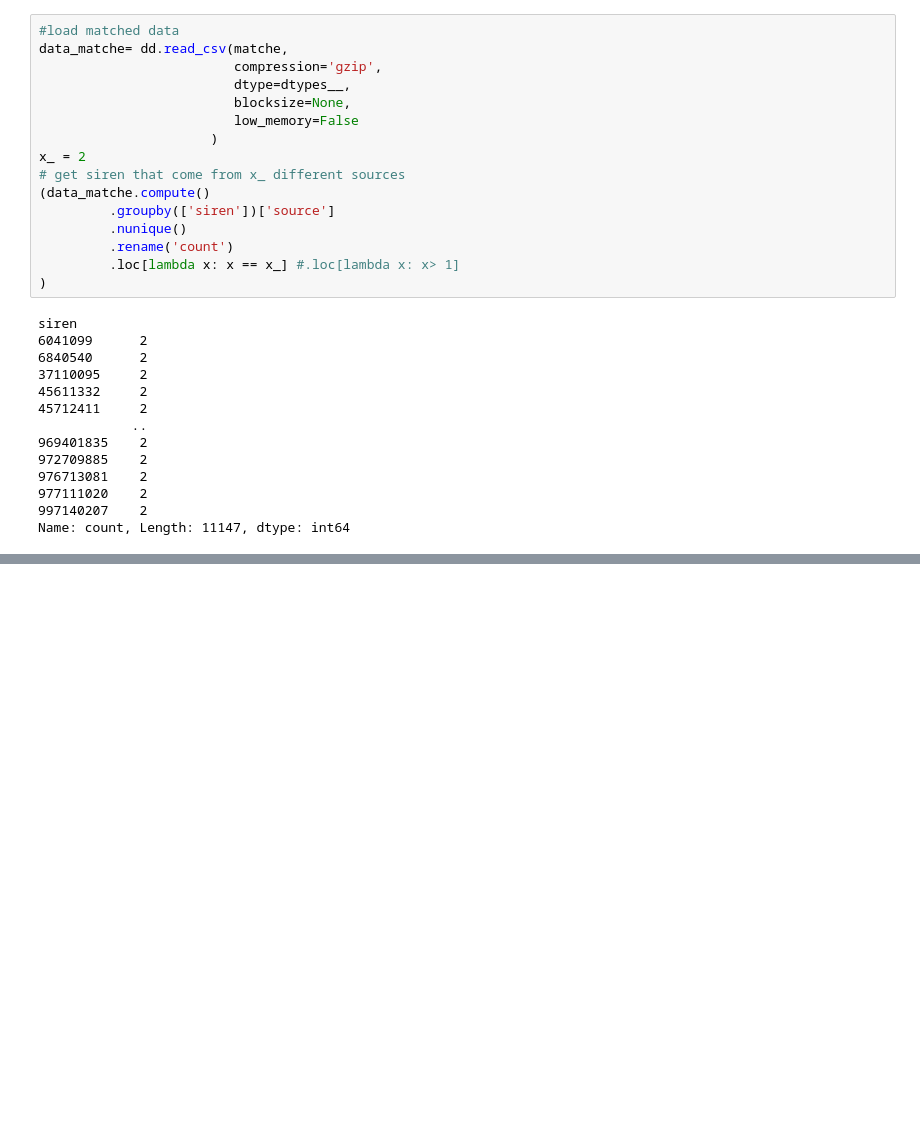
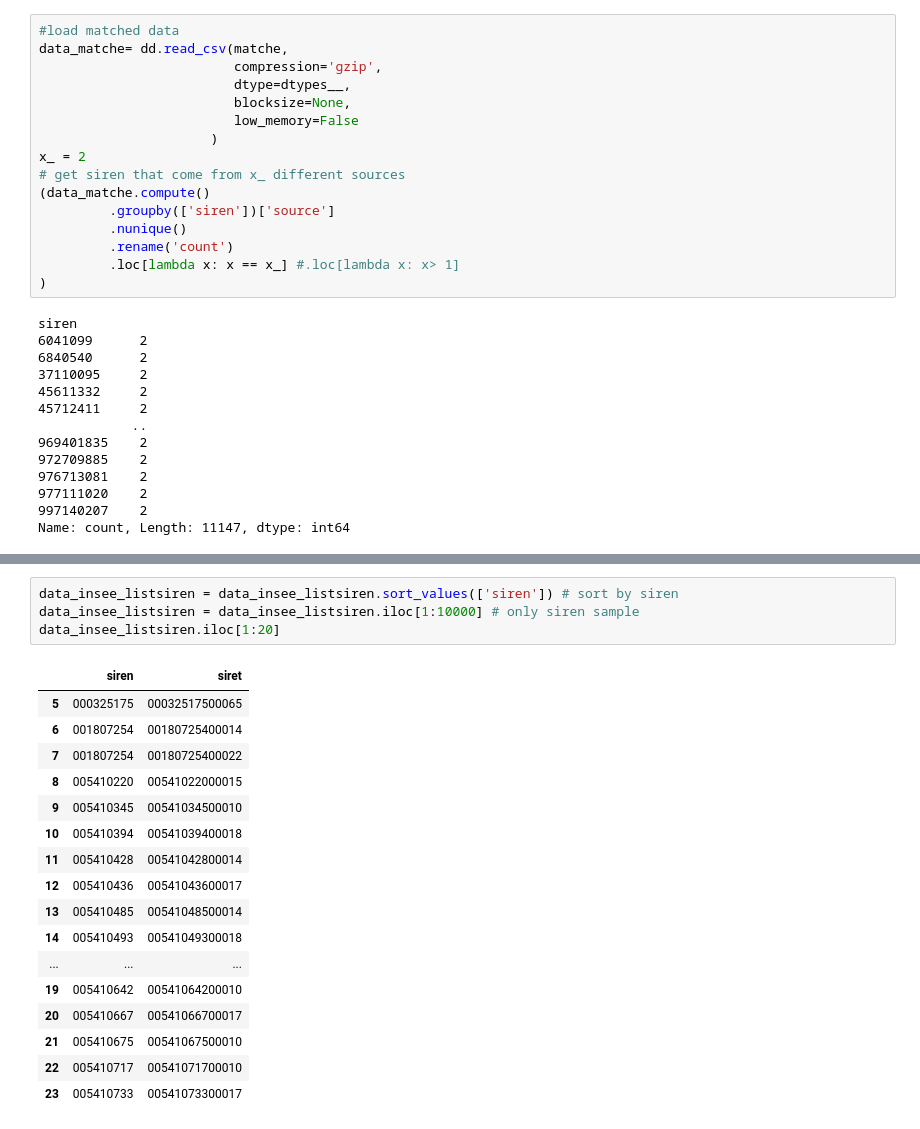
Before and after one commit to thomaspernet/InseeInpi_matching, a Jupyter notebook: Notebooks_matching/PP_checkProcess.ipynb, the cells around one changed output, grey strips where cells are left out. Cells and saved outputs as stored; diff of their text form; blank space fills up the shorter version.

```diff
--- a/Notebooks_matching/PP_checkProcess.ipynb
+++ b/Notebooks_matching/PP_checkProcess.ipynb
@@ -316,0 +269,22 @@ data_insee_listsiren.compute().loc[lambda x: x['siren'].isin([siren_test])]
+# %%
+data_insee_listsiren = data_insee_listsiren.sort_values(['siren']) # sort by siren
+data_insee_listsiren = data_insee_listsiren.iloc[1:10000] # only siren sample
+data_insee_listsiren.iloc[1:20]
+# %% [output]
+|  | siren | siret |
+| 5 | 000325175 | 00032517500065 |
+| 6 | 001807254 | 00180725400014 |
+| 7 | 001807254 | 00180725400022 |
+| 8 | 005410220 | 00541022000015 |
+| 9 | 005410345 | 00541034500010 |
+| 10 | 005410394 | 00541039400018 |
+| 11 | 005410428 | 00541042800014 |
+| 12 | 005410436 | 00541043600017 |
+| 13 | 005410485 | 00541048500014 |
+| 14 | 005410493 | 00541049300018 |
+| ... | ... | ... |
+| 19 | 005410642 | 00541064200010 |
+| 20 | 005410667 | 00541066700017 |
+| 21 | 005410675 | 00541067500010 |
+| 22 | 005410717 | 00541071700010 |
+| 23 | 005410733 | 00541073300017 |
```
Also changed, not shown: parts of 16 cells of this notebook, 1 other file.
